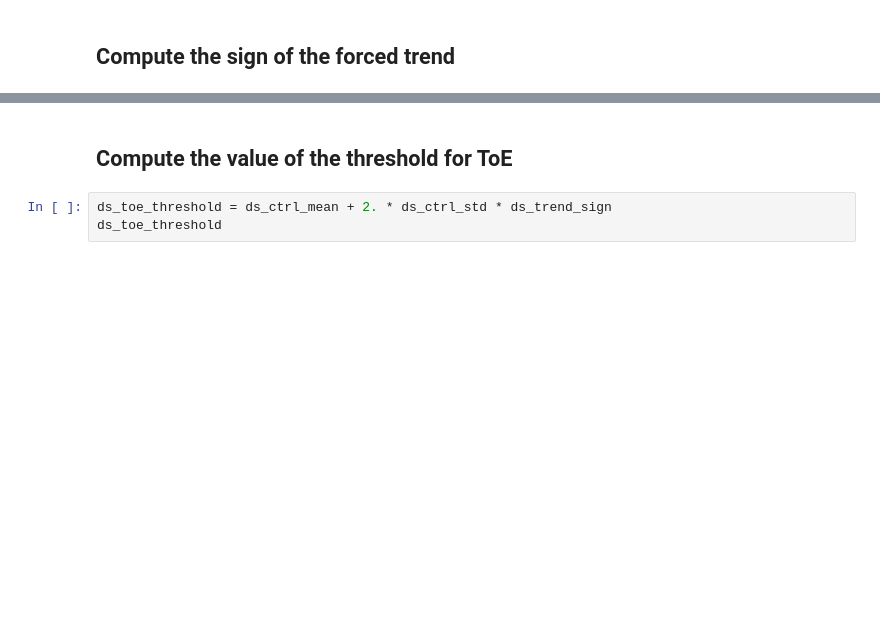
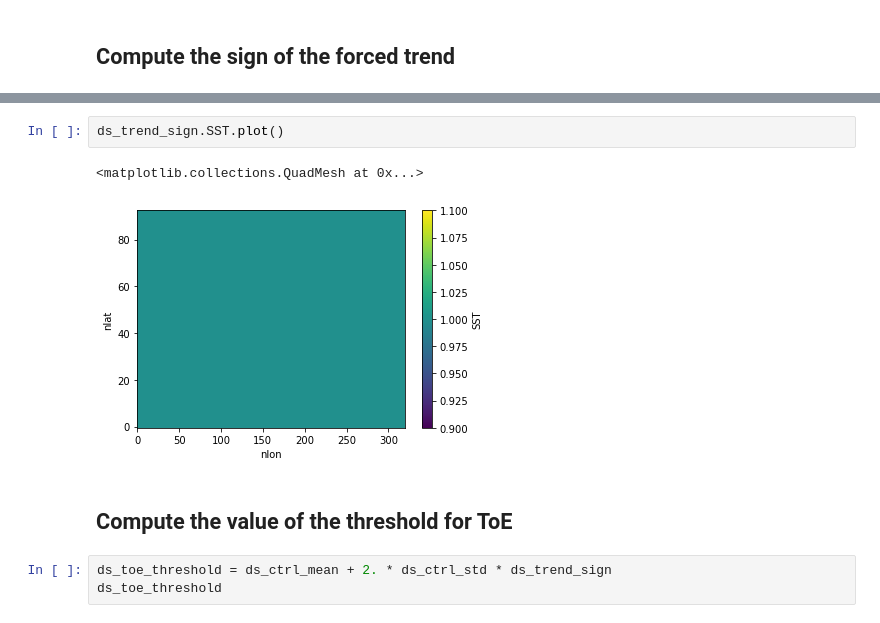
Before and after one commit to matt-long/krill-cesm-le, a Jupyter notebook: notebooks/_compute_toe_maps.ipynb, the cells around one changed output, grey strips where cells are left out. Saved outputs shown, nothing was run; the diff lists cells and outputs as text; blank space fills up the shorter version.

```diff
--- a/notebooks/_compute_toe_maps.ipynb
+++ b/notebooks/_compute_toe_maps.ipynb
@@ -142,6 +146,11 @@ Data variables:
     SST       (nlat, nlon) float64 1.0 1.0 1.0 1.0 1.0 ... 1.0 1.0 1.0 1.0 1.0
     Chl_surf  (nlat, nlon) float64 1.0 1.0 1.0 1.0 1.0 ... -1.0 -1.0 -1.0 -1.0
     KGP       (length, nlat, nlon) float64 1.0 1.0 1.0 1.0 ... 1.0 1.0 1.0 1.0
+# %%
+ds_trend_sign.SST.plot()
+# %% [output]
+<matplotlib.collections.QuadMesh at 0x...>
+[figure, added]
 # %% [markdown]
 ## Compute the value of the threshold for ToE
 # %%
```
Also changed, not shown: parts of 15 cells of this notebook, 9 other files.
